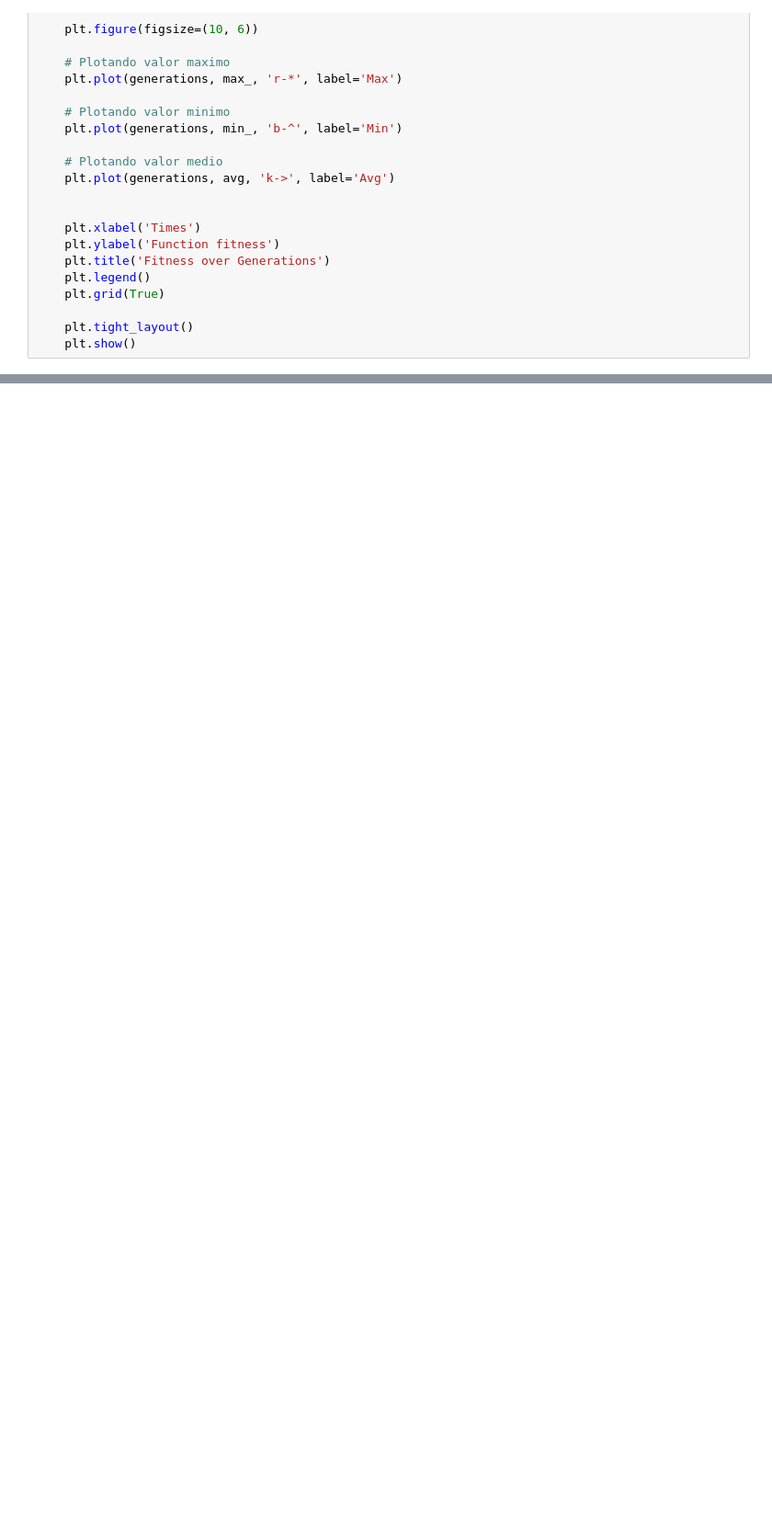
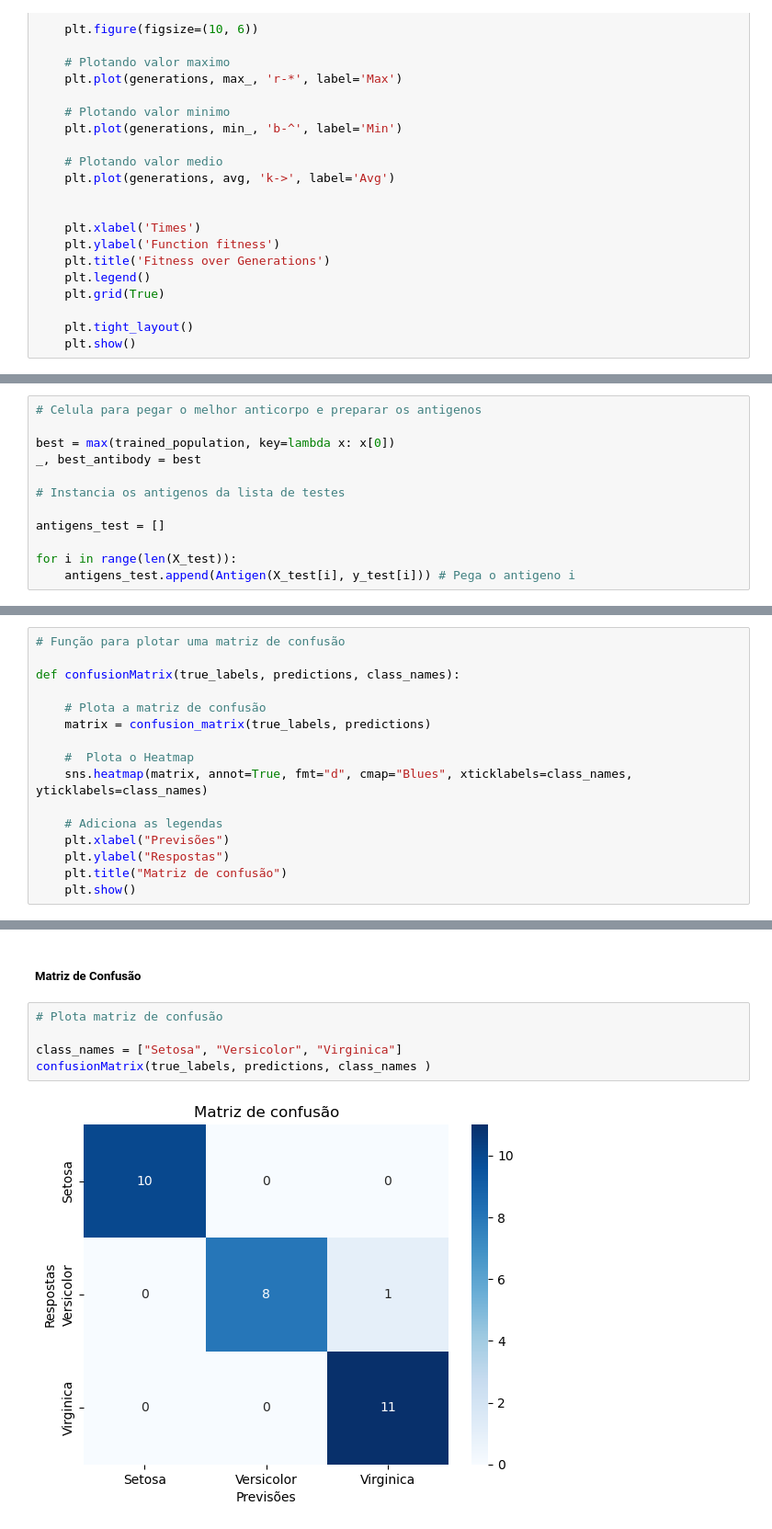
Before and after one commit to Francis1408/Artificial_Immune_System-Implementations, a Jupyter notebook: Iris_Flower-Classification.ipynb, the cells around one changed output, grey strips where cells are left out. Shown at 92% size. Cells and saved outputs as stored; diff of their text form; blank space fills up the shorter version.

```diff
--- a/Iris_Flower-Classification.ipynb
+++ b/Iris_Flower-Classification.ipynb
@@ -579,0 +622,12 @@ ValueError: x and y must have same first dimension, but have shapes (1,) and (50
+# %%
+# Celula para pegar o melhor anticorpo e preparar os antigenos
+
+best = max(trained_population, key=lambda x: x[0])
+_, best_antibody = best
+
+# Instancia os antigenos da lista de testes
+
+antigens_test = []
+
+for i in range(len(X_test)):
+    antigens_test.append(Antigen(X_test[i], y_test[i])) # Pega o antigeno i
@@ -579,0 +647,16 @@ ValueError: x and y must have same first dimension, but have shapes (1,) and (50
+# %%
+# Função para plotar uma matriz de confusão
+
+def confusionMatrix(true_labels, predictions, class_names):
+
+    # Plota a matriz de confusão
+    matrix = confusion_matrix(true_labels, predictions)
+
+    #  Plota o Heatmap
+    sns.heatmap(matrix, annot=True, fmt="d", cmap="Blues", xticklabels=class_names, yticklabels=class_names)
+
+    # Adiciona as legendas
+    plt.xlabel("Previsões")
+    plt.ylabel("Respostas")
+    plt.title("Matriz de confusão")
+    plt.show()
@@ -579,0 +742,9 @@ ValueError: x and y must have same first dimension, but have shapes (1,) and (50
+# %% [markdown]
+##### Matriz de Confusão
+# %%
+# Plota matriz de confusão
+
+class_names = ["Setosa", "Versicolor", "Virginica"]
+confusionMatrix(true_labels, predictions, class_names )
+# %% [output]
+[figure, added]
```
Also changed, not shown: parts of 14 cells of this notebook.
